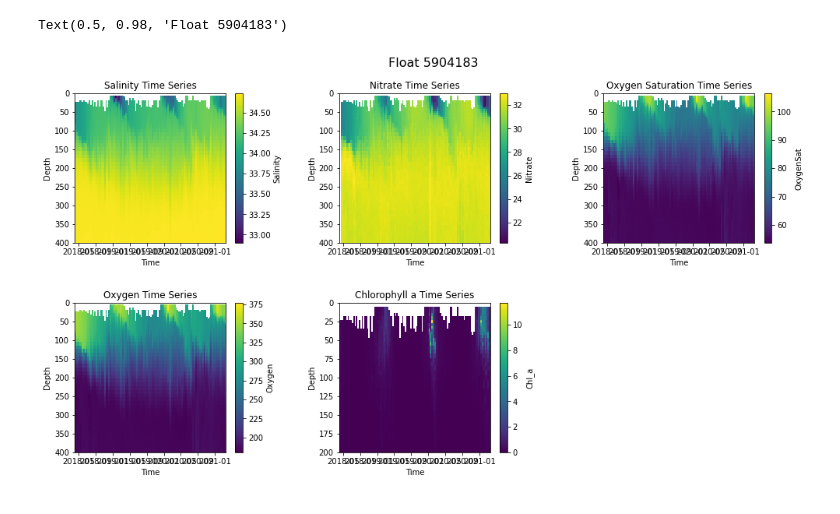
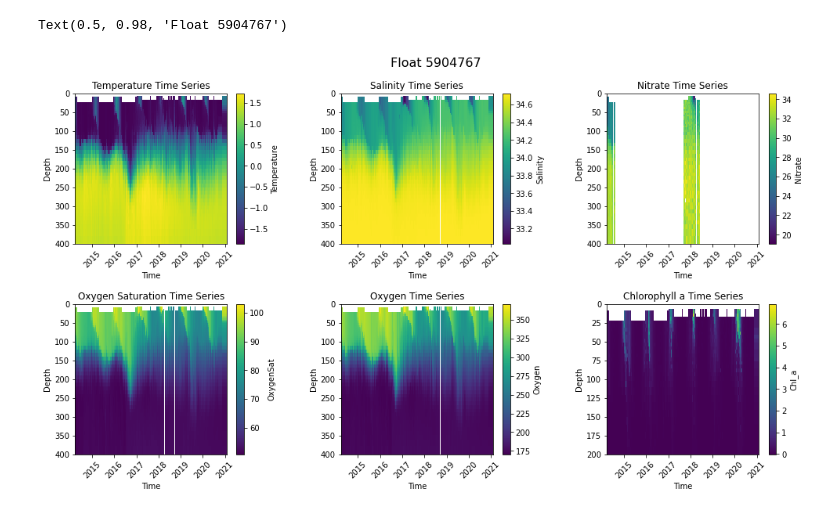
Before and after one commit to ch-alina/hmei, a Jupyter notebook: notebooks/float.ipynb, the cells around one changed output. Saved outputs shown, nothing was run; the diff lists cells and outputs as text; code cells hidden in the pictures.

```diff
--- a/notebooks/float.ipynb
+++ b/notebooks/float.ipynb
@@ -4,11 +4,21 @@ import numpy as np
 import matplotlib.ticker as ticker
 from matplotlib import pyplot as plt
 
-data = xr.open_dataset('/local/data/soccom/SOCCOM_LoResQC_LIAR_05May2021_netcdf/5905637QC.nc')
-#data = xr.open_dataset('/local/data/soccom/SOCCOM_LoResQC_LIAR_05May2021_netcdf/5904858QC.nc')
-#data = xr.open_dataset('/local/data/soccom/SOCCOM_LoResQC_LIAR_05May2021_netcdf/5904860QC.nc')
+dirpath = '/local/data/soccom/SOCCOM_LoResQC_LIAR_05May2021_netcdf/'
+float_names = ['5904183', '5095637', '5094858', '5094860', '5094180', '5094184', '5095372', '5094768', '5094767']
 
-#data = xr.open_dataset('/local/data/soccom/SOCCOM_LoResQC_LIAR_05May2021_netcdf/5904183QC.nc')
+f_4183 = xr.open_dataset(dirpath + '5904183QC.nc')
+f_5637 = xr.open_dataset(dirpath + '5905637QC.nc')
+f_4858 = xr.open_dataset(dirpath + '5904858QC.nc')
+f_4860 = xr.open_dataset(dirpath + '5904860QC.nc')
+f_4180 = xr.open_dataset(dirpath + '5904180QC.nc')
+f_4184 = xr.open_dataset(dirpath + '5904184QC.nc')
+f_5372 = xr.open_dataset(dirpath + '5905372QC.nc')
+f_4768 = xr.open_dataset(dirpath + '5904768QC.nc')
+f_4767 = xr.open_dataset(dirpath + '5904767QC.nc')
+
+floats = [f_4183, f_5637, f_4858, f_4860, f_4180, f_4184, f_5372, f_4768, f_4767]
+data = f_4183
 #data = xr.open_dataset('/local/data/soccom/SOCCOM_LoResQC_LIAR_22Dec2020_netcdf/7614SOOCNQC.nc')
 data
 # %% [output]
@@ -163,11 +143,4 @@ cbar.set_label('Temperature')
 # %%
-#make into function
-#def plot_depth_time:
-salinity = data.Salinity.transpose().values
-sal_qf = data.Salinity_QFA.transpose().values
-sal_qf = sal_qf == 0
-salinity[~sal_qf] = np.nan
-
 plt.figure(figsize=(16, 8))
 plt.subplots_adjust(left=0.1,
                     bottom=0.1,
@@ -176,6 +149,26 @@ plt.subplots_adjust(left=0.1,
                     wspace=0.4,
                     hspace=0.4)
 plt.subplot(2, 3, 1)
+plt.title('Temperature Time Series')
+plt.pcolormesh(x.values, y, temperature, shading = 'auto')
+plt.ylim([0, 400])
+plt.gca().invert_yaxis()
+cbar = plt.colorbar()
+plt.xlabel('Time')
+plt.ylabel('Depth')
+cbar.set_label('Temperature')
+plt.xticks(rotation = 45)
+
+#make into function
+#def plot_depth_time:
+salinity = data.Salinity.transpose().values
+sal_qf = data.Salinity_QFA.transpose().values
+
+sal_qf = sal_qf == 0
+salinity[~sal_qf] = np.nan
+
+
+plt.subplot(2, 3, 2)
 plt.title('Salinity Time Series')
 plt.pcolormesh(x.values, y, salinity, shading = 'auto')
 plt.ylim([0, 400])
@@ -184,13 +177,14 @@ cbar = plt.colorbar()
 plt.xlabel('Time')
 plt.ylabel('Depth')
 cbar.set_label('Salinity')
+plt.xticks(rotation = 45)
 
 nitrate = data.Nitrate.transpose().values
 nitr_qf = data.Nitrate_QFA.transpose().values
 nitr_qf = nitr_qf == 0
 nitrate[~nitr_qf] = np.nan
 
-plt.subplot(2, 3, 2)
+plt.subplot(2, 3, 3)
 plt.title('Nitrate Time Series')
 plt.pcolormesh(x.values, y, nitrate, shading = 'auto')
 plt.ylim([0, 400])
@@ -199,13 +193,14 @@ cbar = plt.colorbar()
 plt.xlabel('Time')
 plt.ylabel('Depth')
 cbar.set_label('Nitrate')
+plt.xticks(rotation = 45)
 
 oxygen_s = data.OxygenSat.transpose().values
 oxygen_s_qf = data.OxygenSat_QFA.transpose().values
 oxygen_s_qf = oxygen_s_qf == 0
 oxygen_s[~oxygen_s_qf] = np.nan
 
-plt.subplot(2, 3, 3)
+plt.subplot(2, 3, 4)
 plt.title('Oxygen Saturation Time Series')
 plt.pcolormesh(x.values, y, oxygen_s, shading = 'auto')
 plt.ylim([0, 400])
@@ -214,41 +209,45 @@ cbar = plt.colorbar()
 plt.xlabel('Time')
 plt.ylabel('Depth')
 cbar.set_label('OxygenSat')
+plt.xticks(rotation = 45)
 
 oxygen = data.Oxygen.transpose().values
 oxygen_qf = data.Oxygen_QFA.transpose().values
 oxygen_qf = oxygen_qf == 0
 oxygen[~oxygen_qf] = np.nan
 
-plt.subplot(2, 3, 4)
+plt.subplot(2, 3, 5)
 plt.title('Oxygen Time Series')
 plt.pcolormesh(x.values, y, oxygen, shading = 'auto')
 plt.ylim([0, 400])
 plt.gca().invert_yaxis()
 cbar = plt.colorbar()
 plt.xlabel('Time')
 plt.ylabel('Depth')
 cbar.set_label('Oxygen')
+plt.xticks(rotation = 45)
 
 chl_a = data.Chl_a_corr.transpose().values
 chl_a_qf = data.Chl_a_corr_QFA.transpose().values
 chl_a_qf = chl_a_qf == 0
 chl_a[~chl_a_qf] = np.nan
 
-plt.subplot(2, 3, 5)
+plt.subplot(2, 3, 6)
 plt.title('Chlorophyll a Time Series')
 plt.pcolormesh(x.values, y,  data.Chl_a.transpose().values, shading = 'auto')
 plt.ylim([0, 200])
 plt.gca().invert_yaxis()
 cbar = plt.colorbar()
 plt.xlabel('Time')
 plt.ylabel('Depth')
 cbar.set_label('Chl_a')
+plt.xticks(rotation = 45)
 
-plt.suptitle('Float 5904183', fontsize=16)
+plt.suptitle('Float 5904767', fontsize=16)
+#plt.savefig('/home/ac63/projects/hmei/figures/5904767_Time_Series.png')
 # %% [output]
-Text(0.5, 0.98, 'Float 5904183')
+Text(0.5, 0.98, 'Float 5904767')
-[figure, old version]
+[figure, new version]
 # %%
 import cartopy.crs as ccrs
 import cartopy
```
Also changed, not shown: parts of 15 cells of this notebook.
